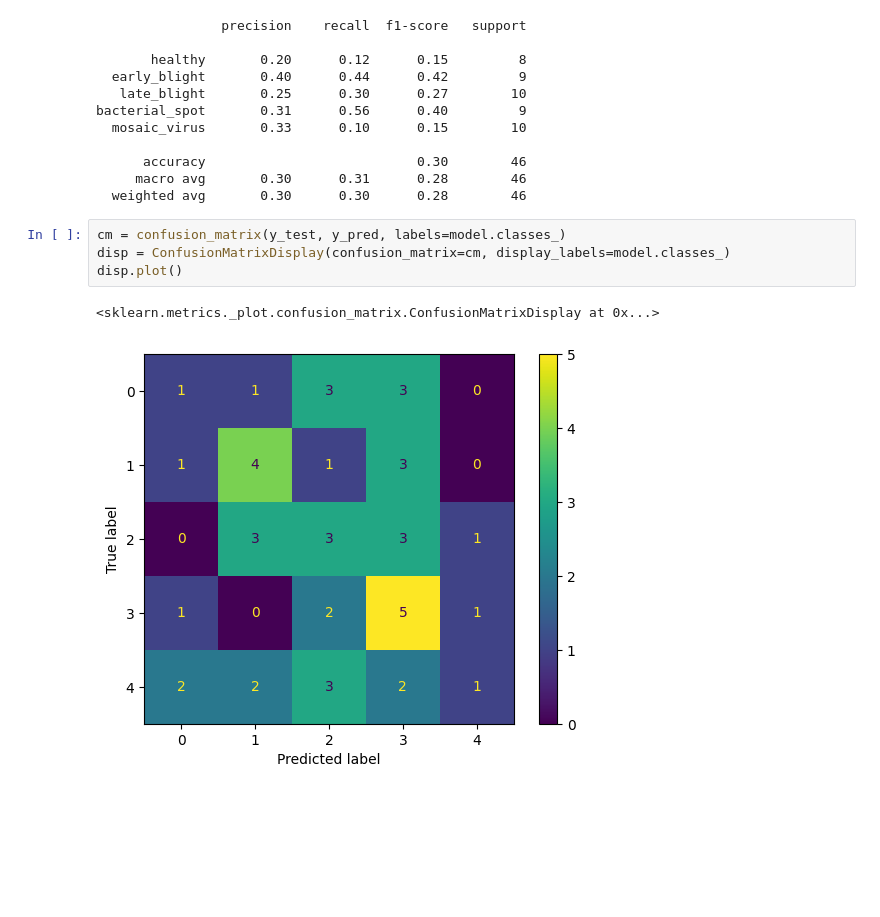
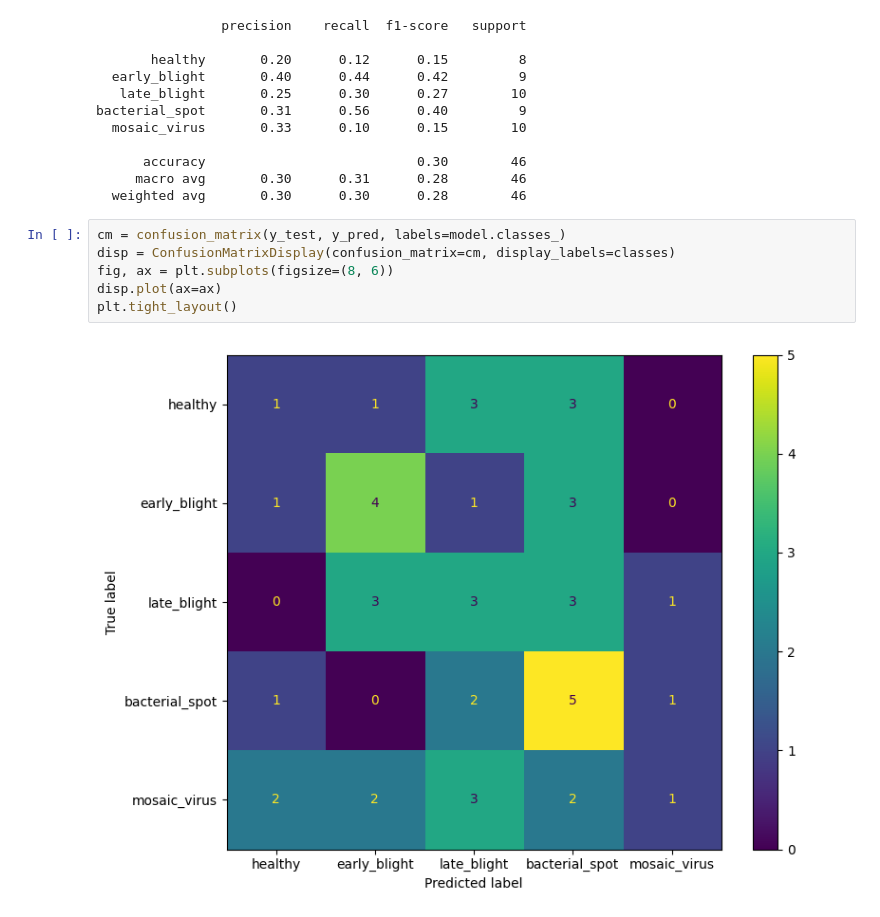
Before and after one commit to yumiian/tdm, a Jupyter notebook: xgboost.ipynb, the cells around one changed output. Cells and saved outputs as stored; diff of their text form; blank space fills up the shorter version.

```diff
--- a/xgboost.ipynb
+++ b/xgboost.ipynb
@@ -145,8 +143,9 @@ bacterial_spot       0.31      0.56      0.40         9
   weighted avg       0.30      0.30      0.28        46
 # %%
 cm = confusion_matrix(y_test, y_pred, labels=model.classes_)
-disp = ConfusionMatrixDisplay(confusion_matrix=cm, display_labels=model.classes_)
-disp.plot()
+disp = ConfusionMatrixDisplay(confusion_matrix=cm, display_labels=classes)
+fig, ax = plt.subplots(figsize=(8, 6))
+disp.plot(ax=ax)
+plt.tight_layout()
 # %% [output]
-<sklearn.metrics._plot.confusion_matrix.ConfusionMatrixDisplay at 0x...>
-[figure, old version]
+[figure, new version]
```
Also changed, not shown: parts of 6 cells of this notebook.
